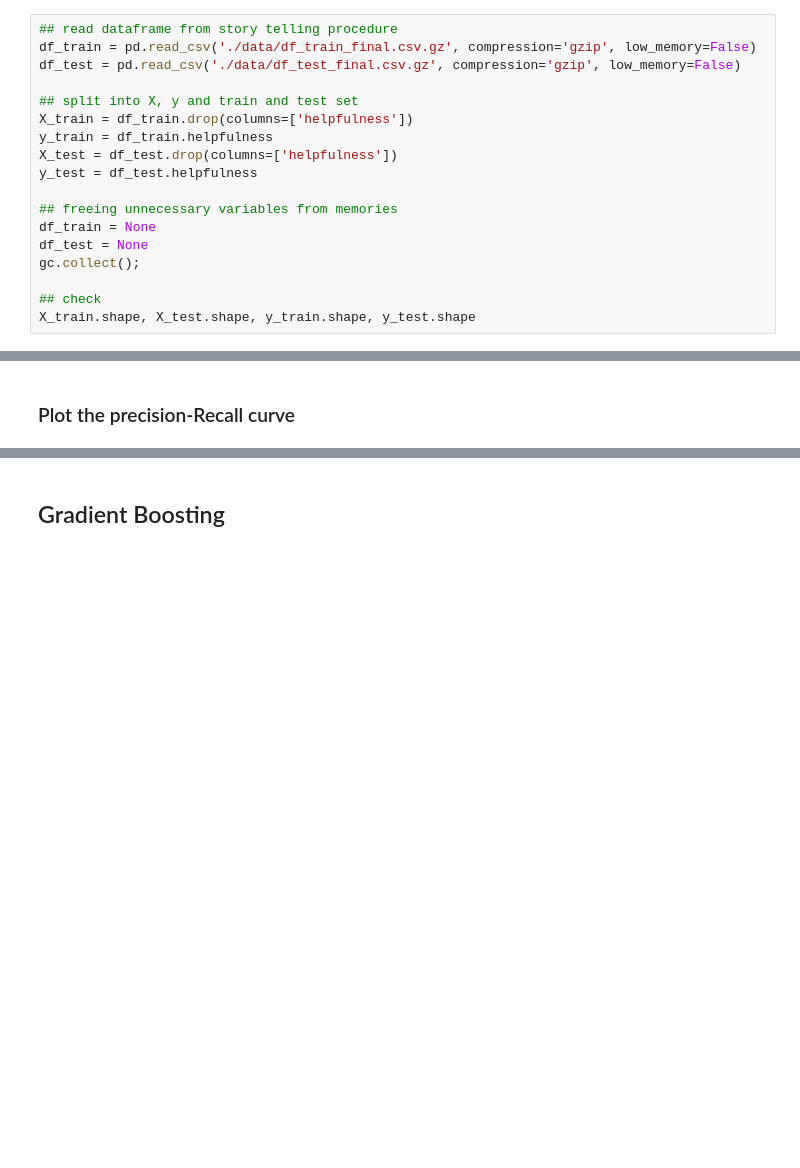
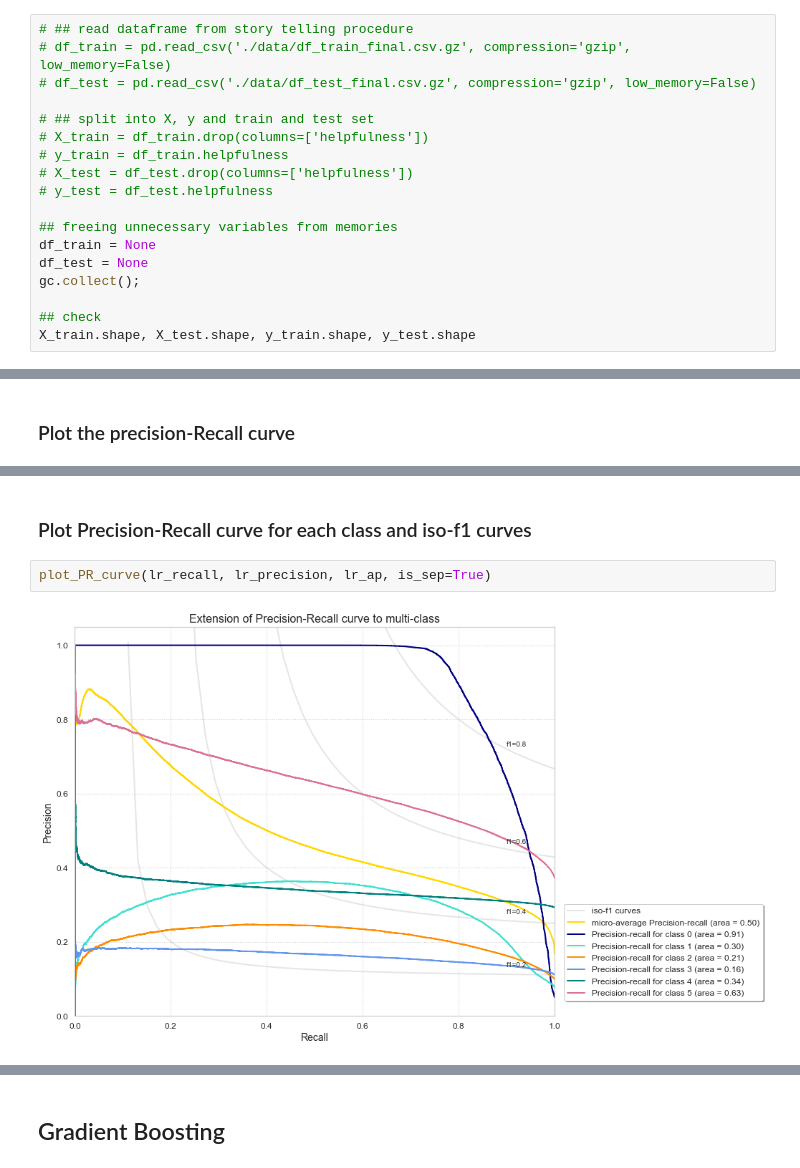
Before and after one commit to soo-pecialist/SB_DSC, a Jupyter notebook: 00_Capstone 1/05_ML/Machine_Learning.ipynb, the cells around one changed output, grey strips where cells are left out. Cells and saved outputs as stored; diff of their text form; blank space fills up the shorter version.

Commit message:
Update Machine_Learning.ipynb
ML finalized

```diff
--- a/00_Capstone 1/05_ML/Machine_Learning.ipynb
+++ b/00_Capstone 1/05_ML/Machine_Learning.ipynb
@@ -237,15 +235,15 @@ X_test.head(3)
 | 2 | -0.224847 | -0.856343 | -0.052076 | -0.247294 | -0.032487 | -0.020164 | ... |
 3 rows × 333 columns
 # %%
-## read dataframe from story telling procedure
-df_train = pd.read_csv('./data/df_train_final.csv.gz', compression='gzip', low_memory=False)
-df_test = pd.read_csv('./data/df_test_final.csv.gz', compression='gzip', low_memory=False)
+# ## read dataframe from story telling procedure
+# df_train = pd.read_csv('./data/df_train_final.csv.gz', compression='gzip', low_memory=False)
+# df_test = pd.read_csv('./data/df_test_final.csv.gz', compression='gzip', low_memory=False)
 
-## split into X, y and train and test set
-X_train = df_train.drop(columns=['helpfulness'])
-y_train = df_train.helpfulness
-X_test = df_test.drop(columns=['helpfulness'])
-y_test = df_test.helpfulness
+# ## split into X, y and train and test set
+# X_train = df_train.drop(columns=['helpfulness'])
+# y_train = df_train.helpfulness
+# X_test = df_test.drop(columns=['helpfulness'])
+# y_test = df_test.helpfulness
 
 ## freeing unnecessary variables from memories
 df_train = None
@@ -384,2 +507,8 @@ plt.title(
 # %% [output]
 [figure]
+# %% [markdown]
+### Plot Precision-Recall curve for each class and iso-f1 curves
+# %%
+plot_PR_curve(lr_recall, lr_precision, lr_ap, is_sep=True)
+# %% [output]
+[figure, added]
```
Also changed, not shown: parts of 44 cells of this notebook.
